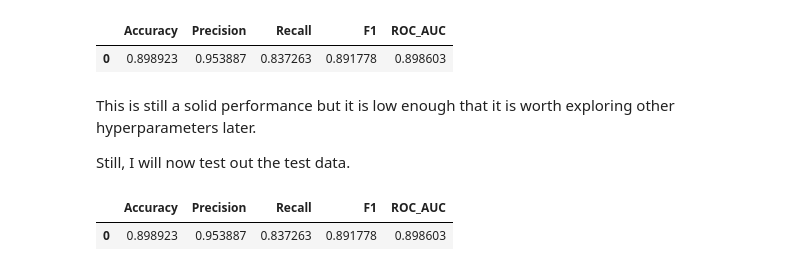
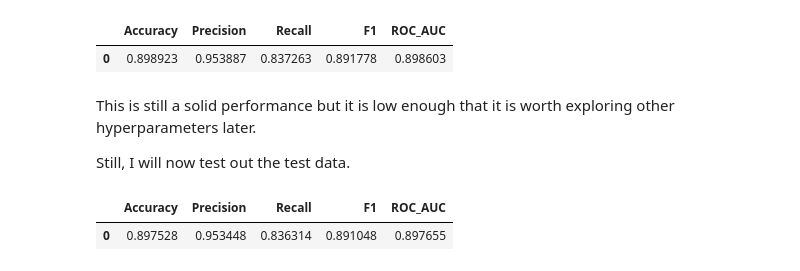
Before and after one commit to the-ethical-ai/Loan_default, a Jupyter notebook: loan_default_notebook.ipynb, the cells around one changed output. Saved outputs shown, nothing was run; the diff lists cells and outputs as text; code cells hidden in the pictures.

Commit message:
revised code for test set

```diff
--- a/loan_default_notebook.ipynb
+++ b/loan_default_notebook.ipynb
@@ -533,22 +533,22 @@ This is still a solid performance but it is low enough that it is worth explorin
 Still, I will now test out the test data.
 # %%
 y_test_pred = final_model.predict(X_test)
-test_acc = accuracy_score(y_val, y_val_pred)
-test_prec = precision_score(y_val, y_val_pred)
-test_rec = recall_score(y_val, y_val_pred)
-test_f1 = f1_score(y_val, y_val_pred)
-test_roc_auc = roc_auc_score(y_val, y_val_pred)
+test_acc = accuracy_score(y_test, y_test_pred)
+test_prec = precision_score(y_test, y_test_pred)
+test_rec = recall_score(y_test, y_test_pred)
+test_f1 = f1_score(y_test, y_test_pred)
+test_roc_auc = roc_auc_score(y_test, y_test_pred)
 
 
 final_model_test_metrics_table = pd.DataFrame({
     'Accuracy': [test_acc],
     'Precision': [test_prec],
     'Recall': [test_rec],
     'F1': [test_f1],
     'ROC_AUC': [test_roc_auc]
 })
 
 final_model_test_metrics_table
 # %% [output]
 |  | Accuracy | Precision | Recall | F1 | ROC_AUC |
-| 0 | 0.898923 | 0.953887 | 0.837263 | 0.891778 | 0.898603 |
+| 0 | 0.897528 | 0.953448 | 0.836314 | 0.891048 | 0.897655 |
```
